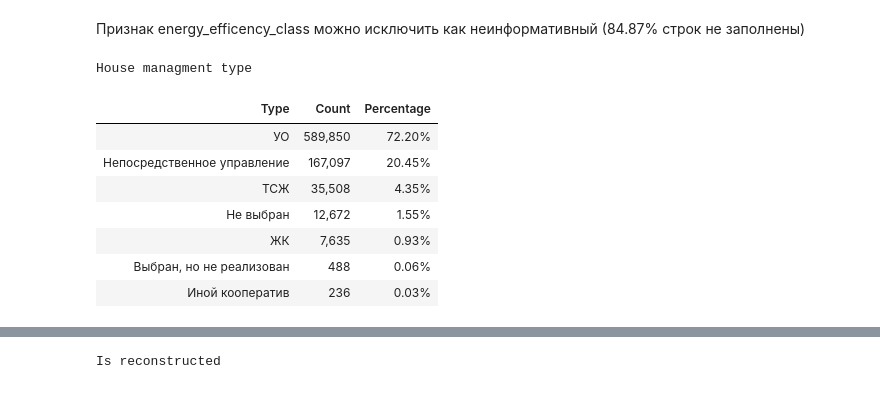
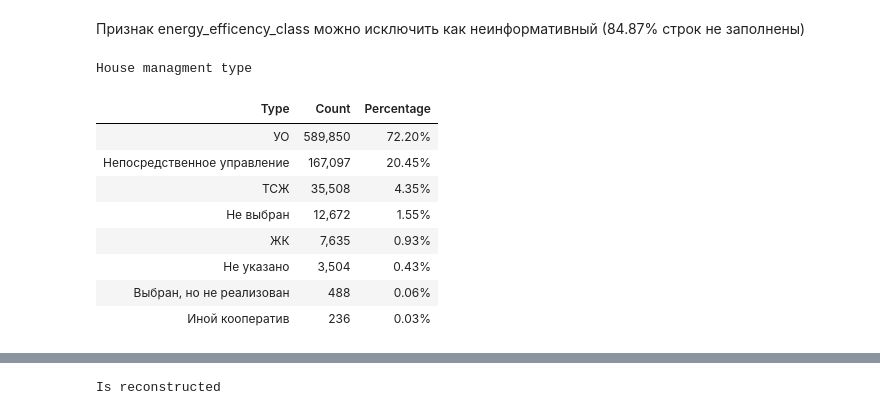
Before and after one commit to ascat41/HouseDeterioration, a Jupyter notebook: data_research.ipynb, the cells around one changed output, grey strips where cells are left out. Drawn from its saved outputs; the diff is of its cells as text; code cells hidden in the pictures.

```diff
--- a/data_research.ipynb
+++ b/data_research.ipynb
@@ -519,27 +516,30 @@ Energy efficency class
 | А (Очень высокий - приказ Минстро... | 184 | 0.02% |
 # %% [markdown]
 Признак energy_efficency_class можно исключить как неинформативный (84.87% строк не заполнены)
+# %%
+df["house_management_type"] = df["house_management_type"].fillna("Не указано")
 # %%
 # Виды управления многоквартирными домами
 
-managment_type = df["house_management_type"].value_counts()
+managment_type = df["house_management_type"].value_counts(dropna=False)
 managment_type_df = pd.DataFrame({
     "Type": managment_type.index,
     "Count": managment_type.values,
     "Percentage": managment_type.values / len(df["house_management_type"]) * 100
 })
 
 style_table(managment_type_df, "House managment type").format({
     "Count": "{:,.0f}",
     "Percentage": "{:.2f}%"
 })
 # %% [output]
 House managment type
 | Type | Count | Percentage |
 | УО | 589,850 | 72.20% |
 | Непосредственное управление | 167,097 | 20.45% |
 | ТСЖ | 35,508 | 4.35% |
 | Не выбран | 12,672 | 1.55% |
 | ЖК | 7,635 | 0.93% |
+| Не указано | 3,504 | 0.43% |
 | Выбран, но не реализован | 488 | 0.06% |
 | Иной кооператив | 236 | 0.03% |
```
Also changed, not shown: parts of 28 cells of this notebook.
